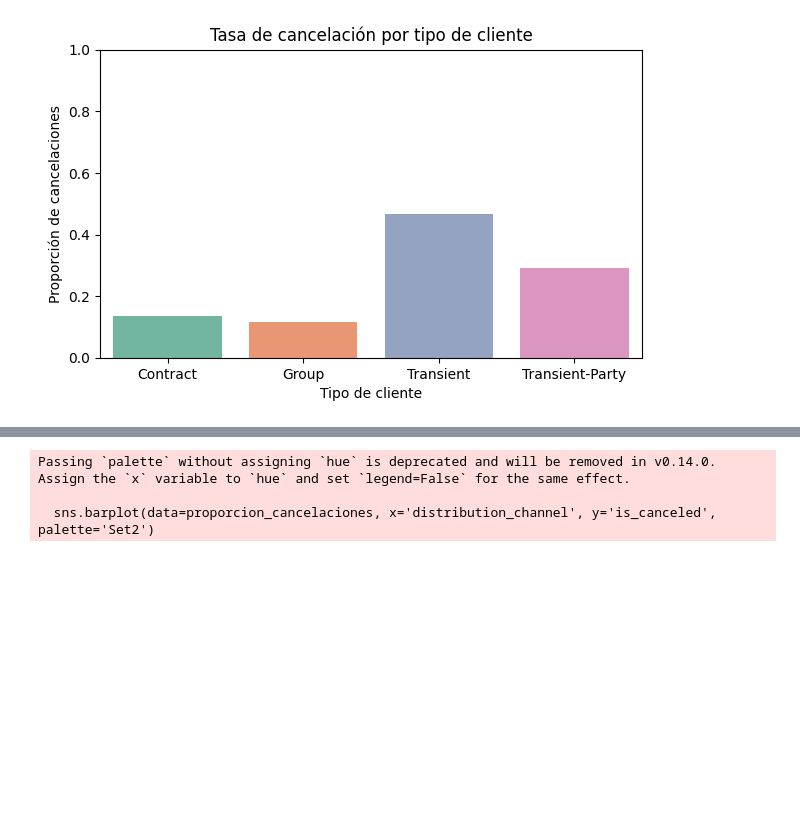
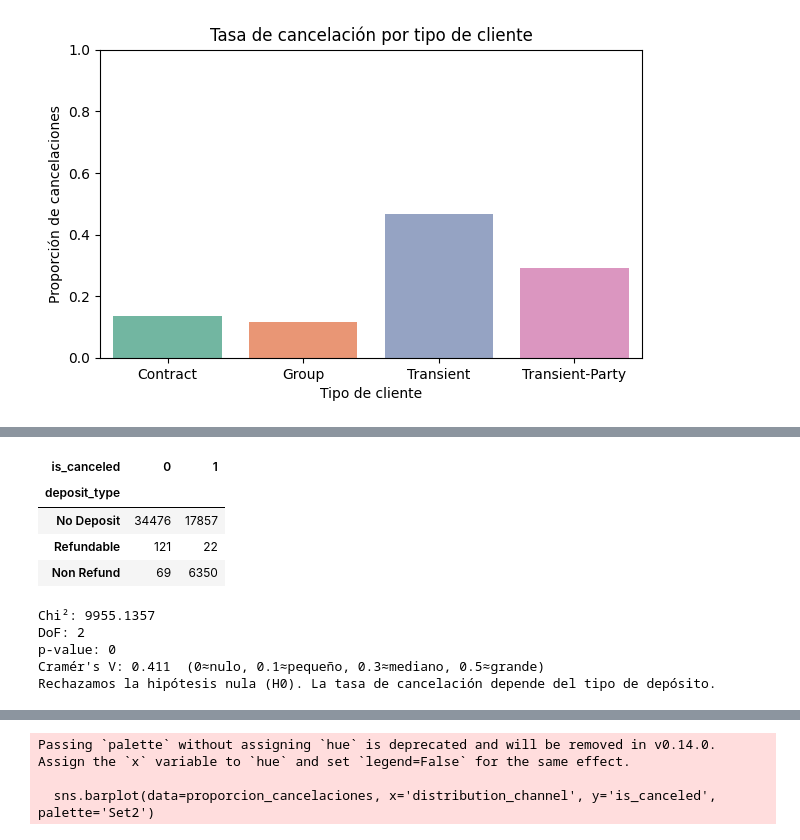
Before and after one commit to LauraRuales/Ciencia-de-datos, a Jupyter notebook: taller1.ipynb, the cells around one changed output, grey strips where cells are left out. Cells and saved outputs as stored; diff of their text form; code cells hidden in the pictures; blank space fills up the shorter version.

```diff
--- a/taller1.ipynb
+++ b/taller1.ipynb
@@ -217,0 +234,44 @@ Passing `palette` without assigning `hue` is deprecated and will be removed in v
+# %%
+alpha = 0.05
+
+selected_deposits = ["No Deposit", "Refundable", "Non Refund"]
+
+
+import pandas as pd
+from scipy.stats import chi2_contingency
+import numpy as np
+
+cont = pd.crosstab(
+    reservas.loc[reservas["deposit_type"].isin(selected_deposits), "deposit_type"],
+    reservas.loc[reservas["deposit_type"].isin(selected_deposits), "is_canceled"]
+).reindex(index=selected_deposits)
+
+cont
+# %% [output]
+| is_canceled | 0 | 1 |
+| deposit_type |  |  |
+| No Deposit | 34476 | 17857 |
+| Refundable | 121 | 22 |
+| Non Refund | 69 | 6350 |
+# %%
+# Chi-cuadrado de independencia
+chi2, pval, dof, expected = chi2_contingency(cont)
+
+# Tamaño del efecto: Cramér's V
+n = cont.values.sum()
+phi2 = chi2 / n
+r, k = cont.shape  # r=filas, k=columnas
+cramers_v = np.sqrt(phi2 / (min(r-1, k-1)))
+
+print(f"Chi²: {chi2:.4f}")
+print(f"DoF: {dof}")
+print(f"p-value: {pval:.4g}")
+print(f"Cramér's V: {cramers_v:.3f}  (0≈nulo, 0.1≈pequeño, 0.3≈mediano, 0.5≈grande)")
+if pval < alpha:
+    print("Rechazamos la hipótesis nula (H0). La tasa de cancelación depende del tipo de depósito.")
+# %% [output]
+Chi²: 9955.1357
+DoF: 2
+p-value: 0
+Cramér's V: 0.411  (0≈nulo, 0.1≈pequeño, 0.3≈mediano, 0.5≈grande)
+Rechazamos la hipótesis nula (H0). La tasa de cancelación depende del tipo de depósito.
```
Also changed, not shown: parts of 8 cells of this notebook.
